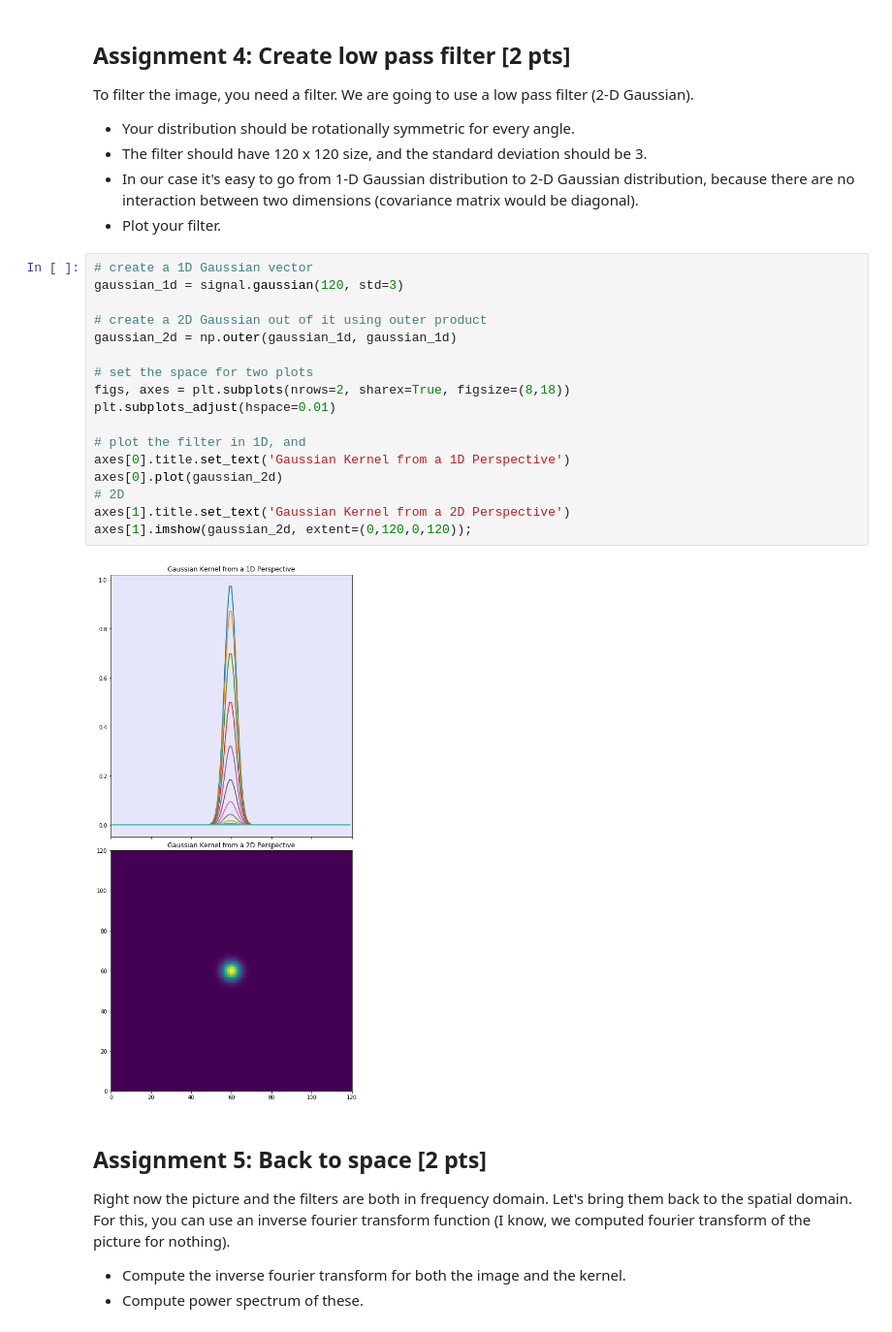
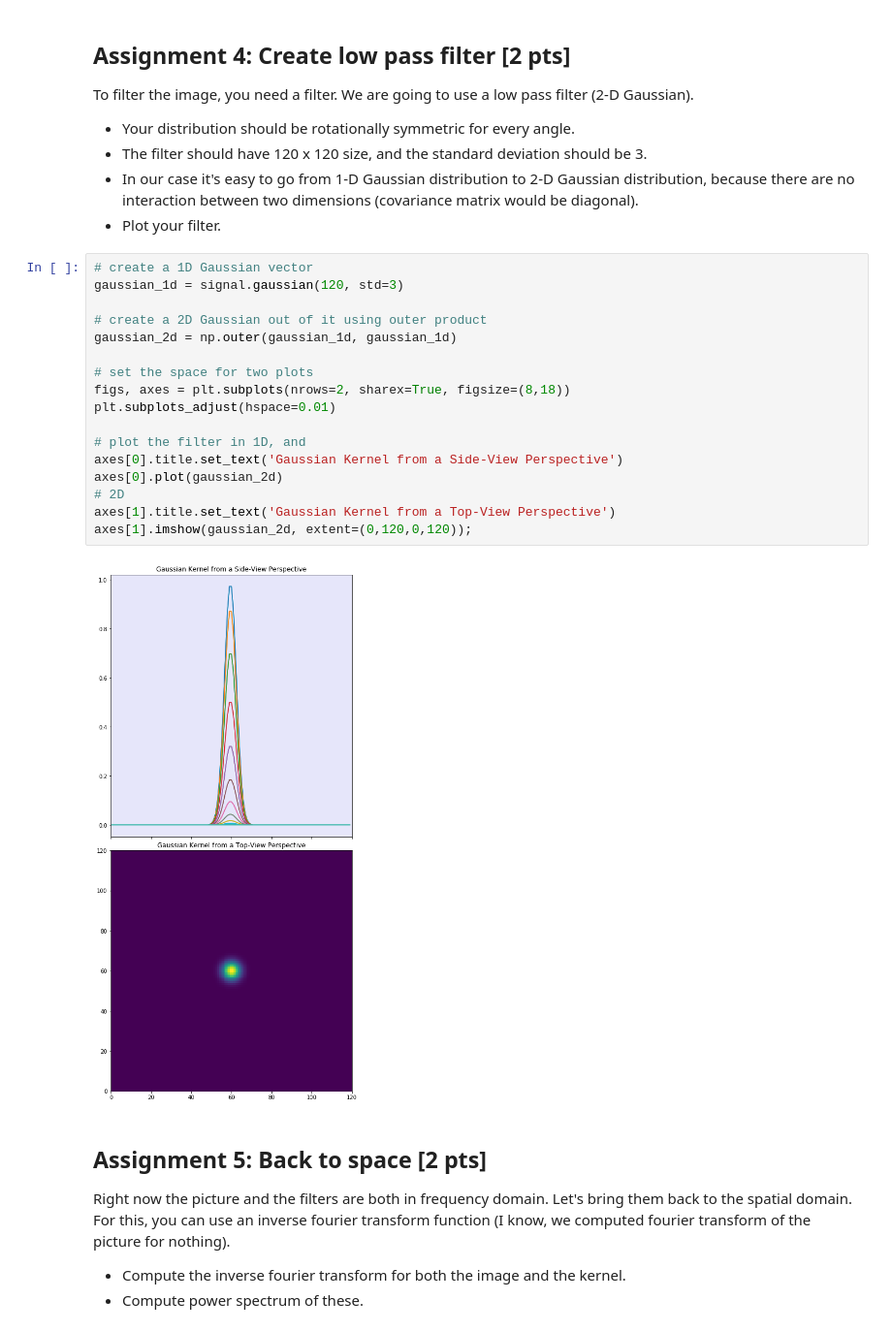
Before and after one commit to NBP-ACC/week-9-acc_01, a Jupyter notebook: sheet07.ipynb, the cells around one changed output. Shown at 97% size. Saved outputs shown, nothing was run; the diff lists cells and outputs as text.

```diff
--- a/sheet07.ipynb
+++ b/sheet07.ipynb
@@ -190,22 +190,22 @@ To filter the image, you need a filter. We are going to use a low pass filter (2
 # %%
 # create a 1D Gaussian vector
 gaussian_1d = signal.gaussian(120, std=3)
 
 # create a 2D Gaussian out of it using outer product
 gaussian_2d = np.outer(gaussian_1d, gaussian_1d)
 
 # set the space for two plots
 figs, axes = plt.subplots(nrows=2, sharex=True, figsize=(8,18))
 plt.subplots_adjust(hspace=0.01)
 
 # plot the filter in 1D, and
-axes[0].title.set_text('Gaussian Kernel from a 1D Perspective')
+axes[0].title.set_text('Gaussian Kernel from a Side-View Perspective')
 axes[0].plot(gaussian_2d)
 # 2D
-axes[1].title.set_text('Gaussian Kernel from a 2D Perspective')
+axes[1].title.set_text('Gaussian Kernel from a Top-View Perspective')
 axes[1].imshow(gaussian_2d, extent=(0,120,0,120));
 # %% [output]
-[figure, old version]
+[figure, new version]
 # %% [markdown]
 ## Assignment 5: Back to space [2 pts]
 Right now the picture and the filters are both in frequency domain. Let's bring them back to the spatial domain. For this, you can use an inverse fourier transform function (I know, we computed fourier transform of the picture for nothing).
```
Also changed, not shown: parts of 4 cells of this notebook.
